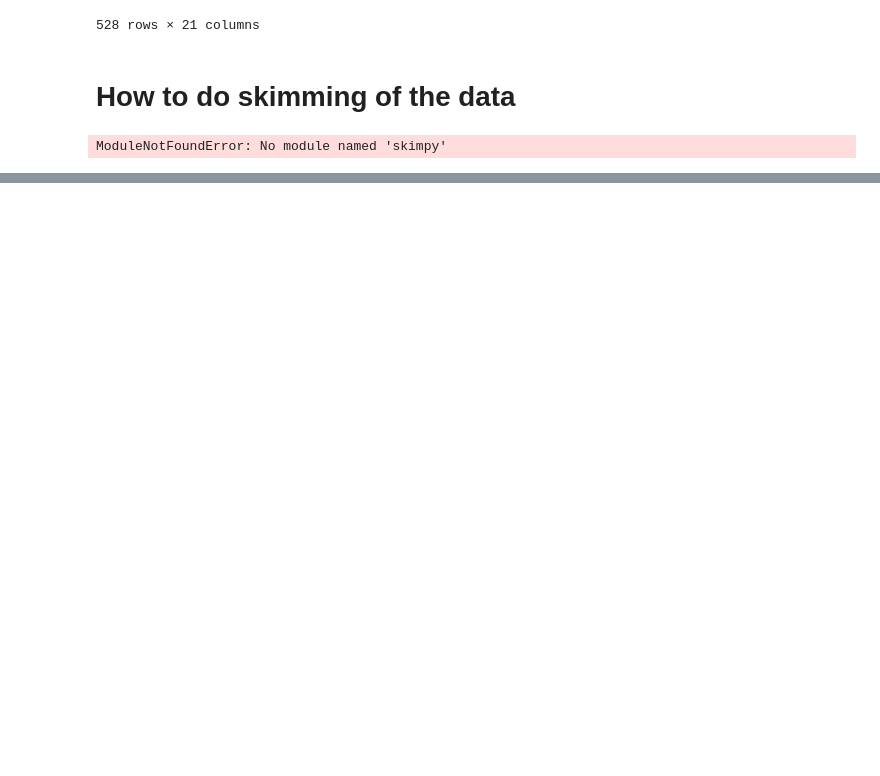
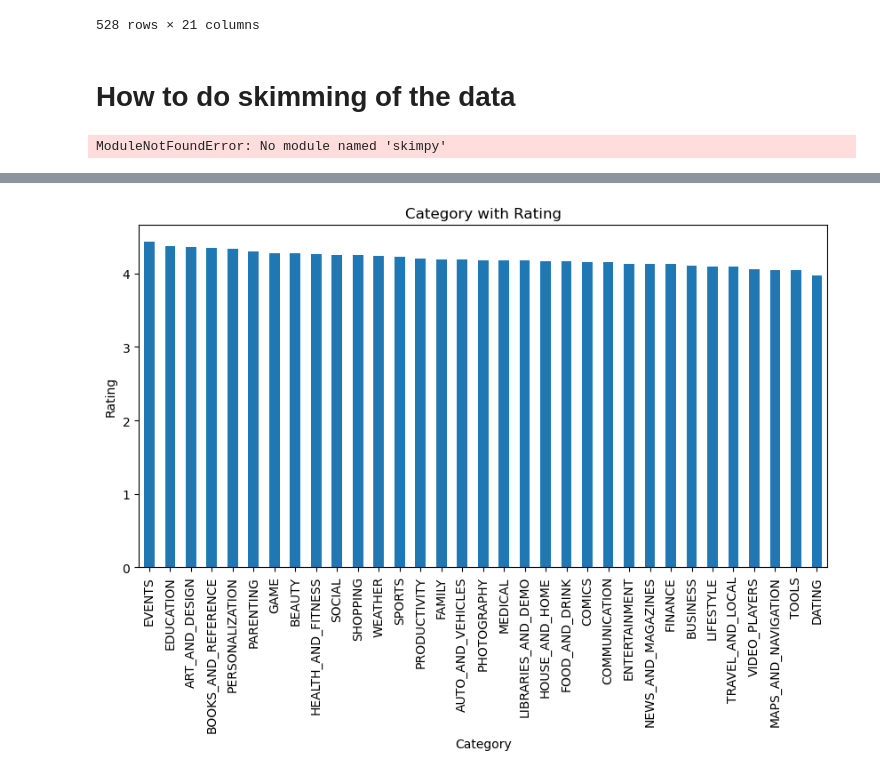
Before and after one commit to Jafar089/DS--6-month-course-, a Jupyter notebook: Pandas Library.ipynb, the cells around one changed output, grey strips where cells are left out. Saved outputs shown, nothing was run; the diff lists cells and outputs as text; code cells hidden in the pictures; blank space fills up the shorter version.

```diff
--- a/Pandas Library.ipynb
+++ b/Pandas Library.ipynb
@@ -712,0 +1088,2 @@ ModuleNotFoundError: No module named 'skimpy'
+# %%
+df.drop_duplicates(inplace=True)
@@ -712,0 +1140,9 @@ ModuleNotFoundError: No module named 'skimpy'
+# %%
+# plot a graph with category with Rating
+plt.figure(figsize=(10,5))
+df.groupby('Category')['Rating'].mean().sort_values(ascending=False).plot(kind='bar')
+plt.ylabel('Rating')
+plt.title('Category with Rating')
+plt.show()
+# %% [output]
+[figure, added]
```
Also changed, not shown: parts of 48 cells of this notebook, 5 other files.
